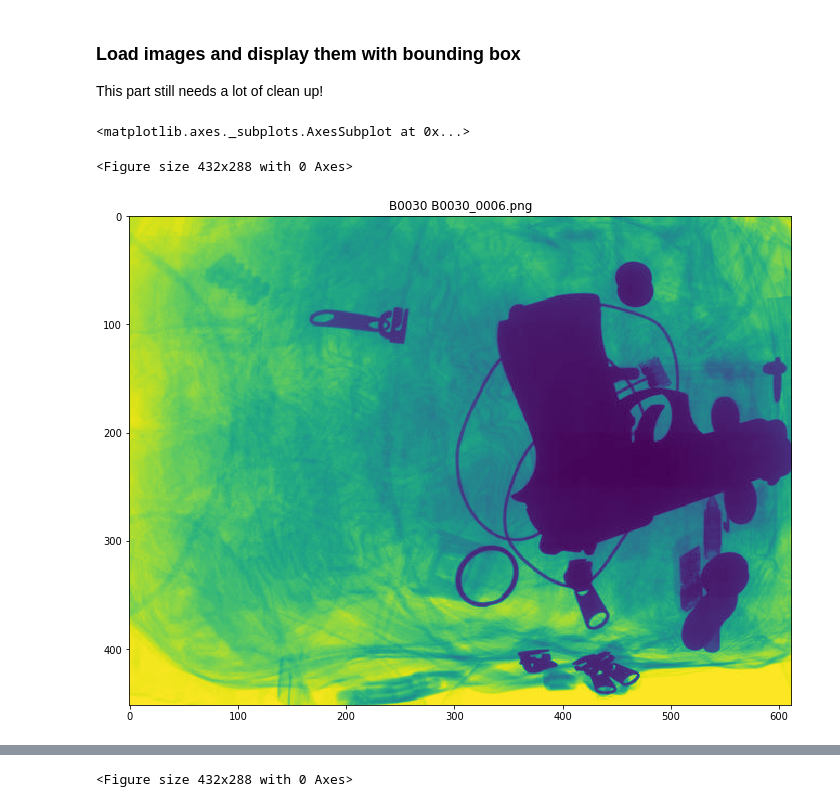
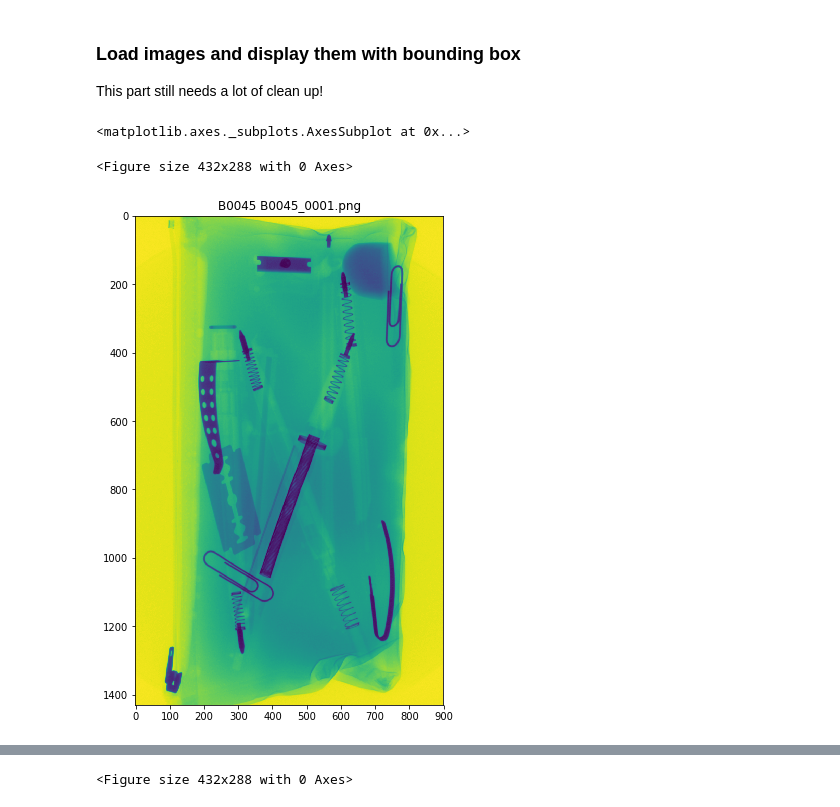
Before and after one commit to subrockmann/WCAT, a Jupyter notebook: Read MATLAB files.ipynb, the cells around one changed output, grey strips where cells are left out. Drawn from its saved outputs; the diff is of its cells as text; code cells hidden in the pictures.

```diff
--- a/Read MATLAB files.ipynb
+++ b/Read MATLAB files.ipynb
@@ -89,8 +95,11 @@ def show_img_with_bounding_box(index):
     ax.add_patch(rect)
     return ax
 # %%
-def show_img(index):
-    pil_path= img_path.joinpath(filelist[index])
+def show_img(data_folder, index=0):
+    filelist = create_filelist(data_folder)
+    directory = Path.cwd()
+    pil_path = directory.joinpath('data', 'chd_dataset', data_folder, filelist[index])
+
     pil_im = Image.open(pil_path, 'r')
     img = np.array(pil_im)
     plt.figure()
@@ -99,9 +108,9 @@ def show_img(index):
     ax.set_title(data_folder +' '+  filelist[index])
     return ax
 # %%
-show_img(5)
+show_img('B0045')
 # %% [output]
 <matplotlib.axes._subplots.AxesSubplot at 0x...>
 <Figure size 432x288 with 0 Axes>
-[figure, old version]
+[figure, new version]
 # %%
```
Also changed, not shown: parts of 2 cells of this notebook.
